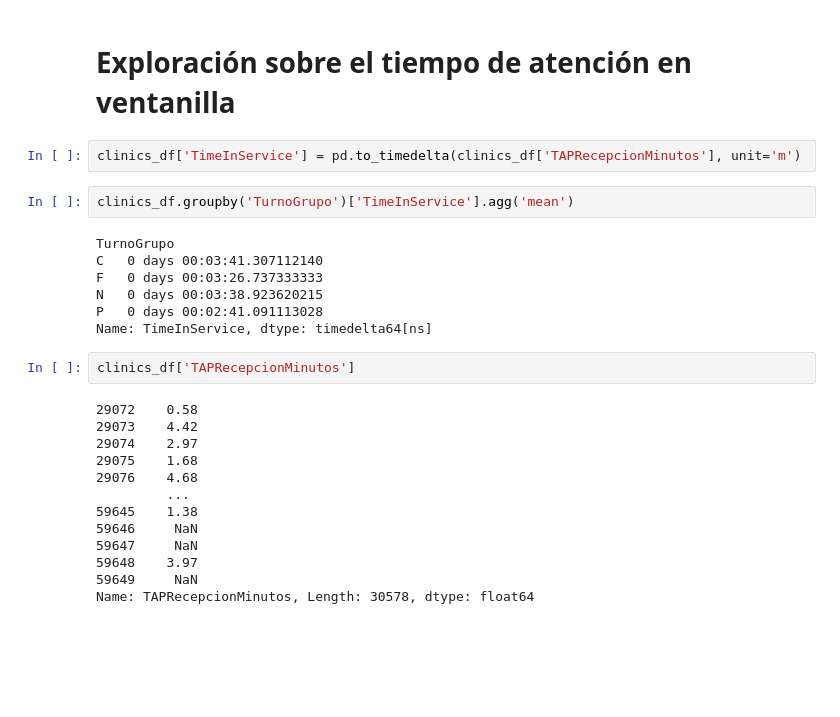
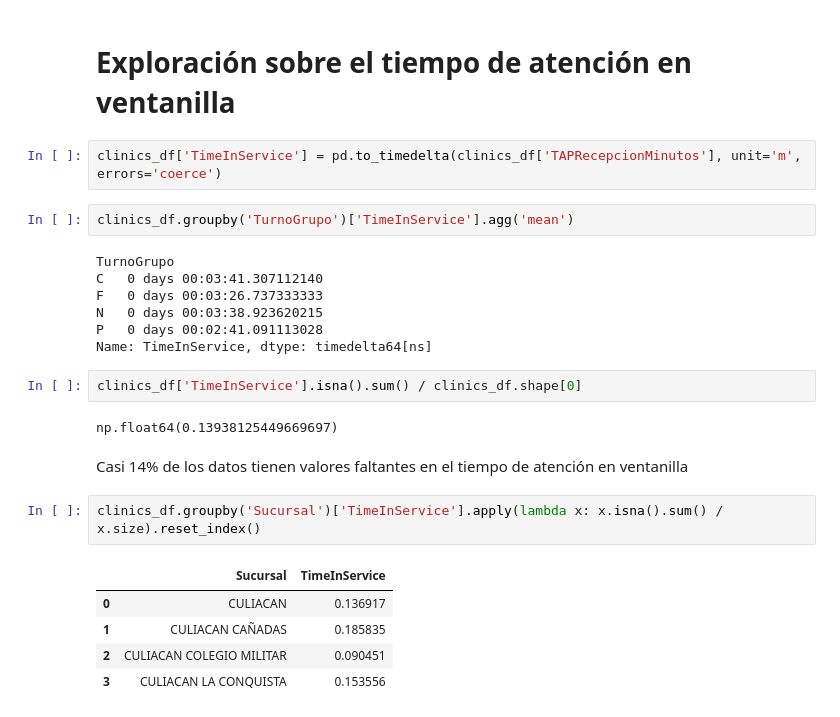
Before and after one commit to LeoCumpli21/health-clinic-optimization, a Jupyter notebook: notebooks/exploratory_analysis_p1.ipynb, the cells around one changed output. Cells and saved outputs as stored; diff of their text form; blank space fills up the shorter version.

```diff
--- a/notebooks/exploratory_analysis_p1.ipynb
+++ b/notebooks/exploratory_analysis_p1.ipynb
@@ -378,7 +379,7 @@ Observamos como a cualquier hora del día hay más clientes tipo N que tipo P. E
 # %% [markdown]
 # Exploración sobre el tiempo de atención en ventanilla
 # %%
-clinics_df['TimeInService'] = pd.to_timedelta(clinics_df['TAPRecepcionMinutos'], unit='m')
+clinics_df['TimeInService'] = pd.to_timedelta(clinics_df['TAPRecepcionMinutos'], unit='m', errors='coerce')
 # %%
 clinics_df.groupby('TurnoGrupo')['TimeInService'].agg('mean')
 # %% [output]
@@ -389,17 +390,16 @@ N   0 days 00:03:38.923620215
 P   0 days 00:02:41.091113028
 Name: TimeInService, dtype: timedelta64[ns]
 # %%
-clinics_df['TAPRecepcionMinutos']
+clinics_df['TimeInService'].isna().sum() / clinics_df.shape[0]
 # %% [output]
-29072    0.58
-29073    4.42
-29074    2.97
-29075    1.68
-29076    4.68
-         ...
-59645    1.38
-59646     NaN
-59647     NaN
-59648    3.97
-59649     NaN
-Name: TAPRecepcionMinutos, Length: 30578, dtype: float64
+np.float64(0.13938125449669697)
+# %% [markdown]
+Casi 14% de los datos tienen valores faltantes en el tiempo de atención en ventanilla
+# %%
+clinics_df.groupby('Sucursal')['TimeInService'].apply(lambda x: x.isna().sum() / x.size).reset_index()
+# %% [output]
+|  | Sucursal | TimeInService |
+| 0 | CULIACAN | 0.136917 |
+| 1 | CULIACAN CAÑADAS | 0.185835 |
+| 2 | CULIACAN COLEGIO MILITAR | 0.090451 |
+| 3 | CULIACAN LA CONQUISTA | 0.153556 |
```
Also changed, not shown: parts of 12 cells of this notebook.
